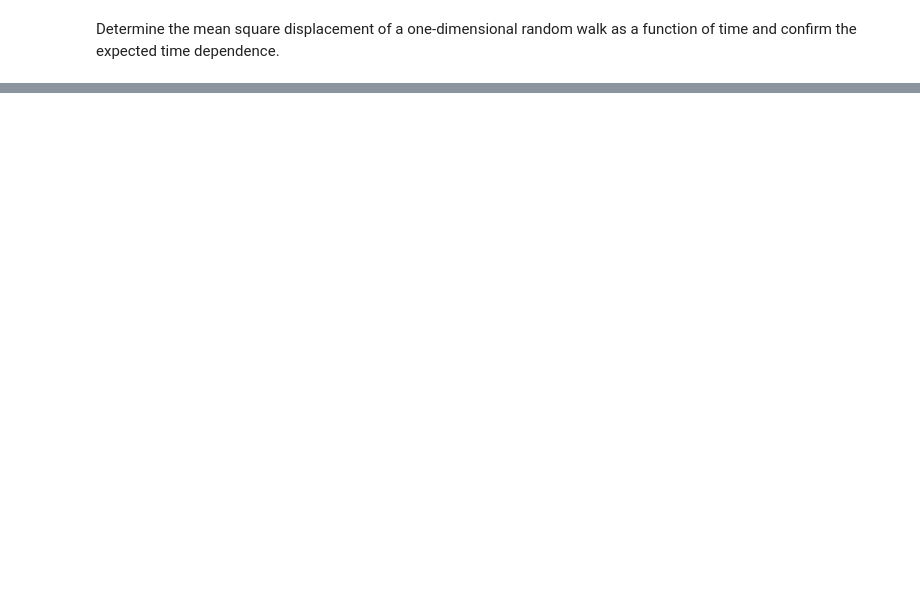
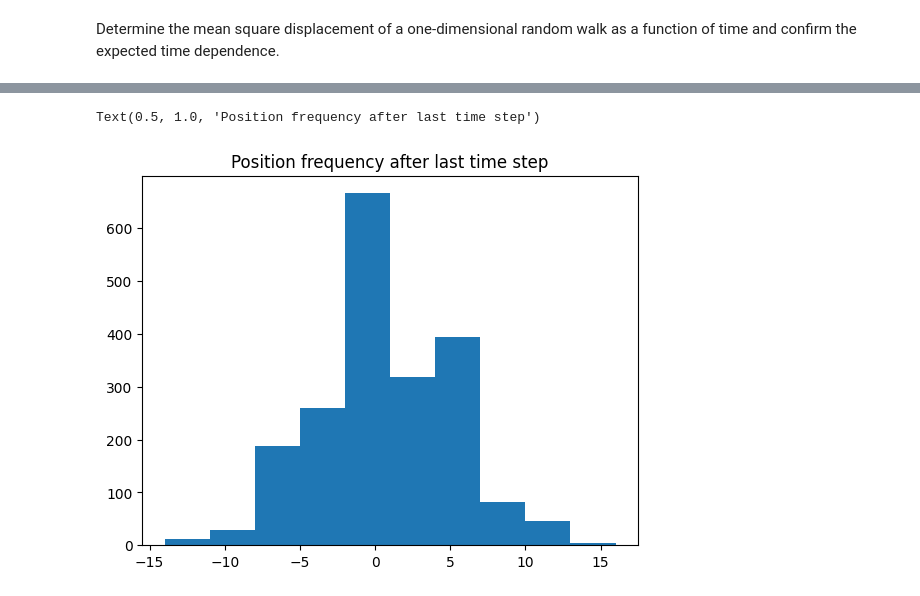
Before and after one commit to corinnawegner/Physics_of_complex_systems, a Jupyter notebook: Assignment 6/Assignment_6_Corinna_Wegner.ipynb, the cells around one changed output, grey strips where cells are left out. Drawn from its saved outputs; the diff is of its cells as text; code cells hidden in the pictures; blank space fills up the shorter version.

```diff
--- a/Assignment 6/Assignment_6_Corinna_Wegner.ipynb
+++ b/Assignment 6/Assignment_6_Corinna_Wegner.ipynb
@@ -22,0 +60,7 @@ def MSD_theoretical(D, delta_t):
+# %%
+positions_end = [rw[-1] for rw in random_walks]
+plt.hist(positions_end)
+plt.title("Position frequency after last time step")
+# %% [output]
+Text(0.5, 1.0, 'Position frequency after last time step')
+[figure, added]
```
Also changed, not shown: parts of 11 cells of this notebook.
